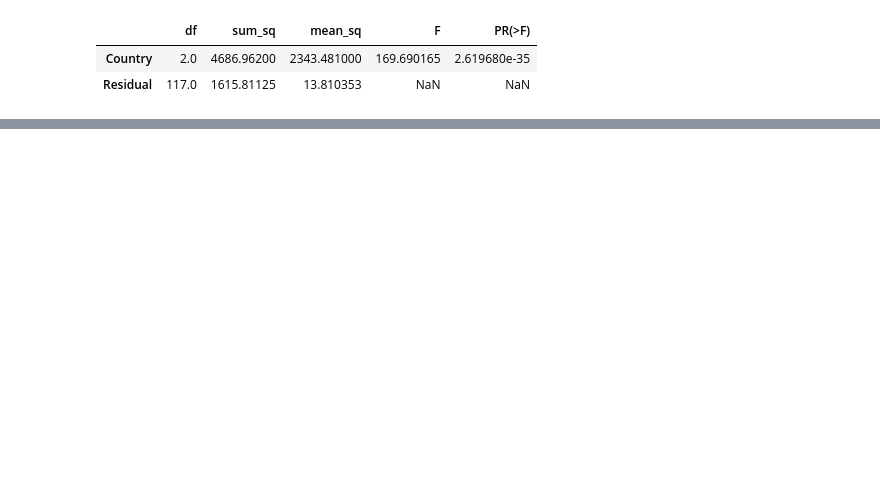
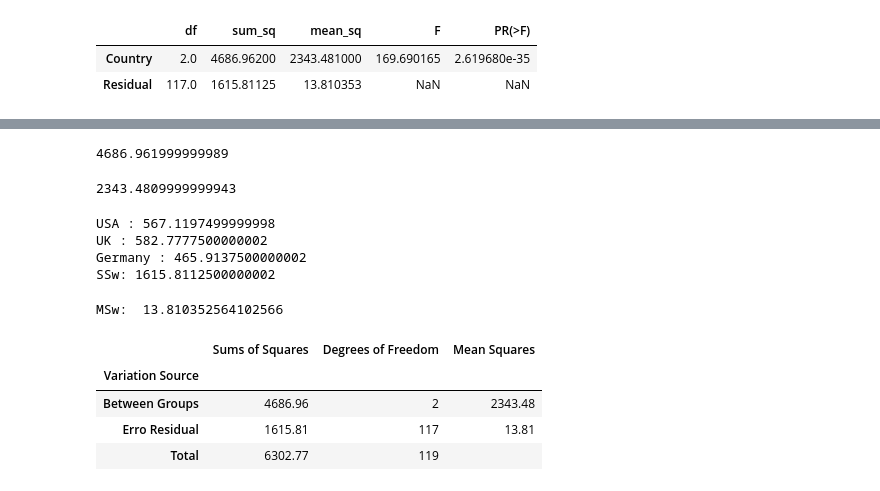
Before and after one commit to sezginisg/anova-example, a Jupyter notebook: Anova-Test-Example.ipynb, the cells around one changed output, grey strips where cells are left out. Cells and saved outputs as stored; diff of their text form; code cells hidden in the pictures; blank space fills up the shorter version.

```diff
--- a/Anova-Test-Example.ipynb
+++ b/Anova-Test-Example.ipynb
@@ -396,0 +384,59 @@ SSb
+# %%
+#Calculate overal mean
+overal_mean = sum(df_students.Results/len(df_students))
+
+#Calculate sums of squared mean differences for each observation in each group
+ssb = []
+for i in df_students.Country.unique():
+    group_mean = df_students[df_students.Country == i].Results.mean()
+    sqr_mean_diff = (group_mean-overal_mean)**2
+    sum_sqr = len(df_students[df_students.Country == i])*sqr_mean_diff
+    ssb.append(sum_sqr)
+#Sum of group variability of each group
+SSb = sum(ssb)
+print(SSb)
+# %% [output]
+4686.961999999989
+# %%
+#Calculate MSb (Explained Variance)
+k = len(df_students.Country.unique())
+MSb = SSb/(k-1)
+print(MSb)
+# %% [output]
+2343.4809999999943
+# %%
+#Calculate sum of the squared differences between the observations and its group variance for each group
+sum_sqr_diff = []
+for i in df_students.Country.unique():
+    group_mean = df_students[df_students.Country == i].Results.mean()
+    sum_sqr = sum(list(map(lambda x: (x-group_mean)**2, df_students[df_students.Country == i].Results)))
+    sum_sqr_diff.append(sum_sqr)
+    print(i,": "+str(sum_sqr))
+#Add them together
+SSw = sum(sum_sqr_diff)
+print("SSw: " + str(SSw))
+# %% [output]
+USA : 567.1197499999998
+UK : 582.7777500000002
+Germany : 465.9137500000002
+SSw: 1615.8112500000002
+# %%
+#Calculate MSw (Unexplained Variance)
+N = len(df_students)
+MSw = SSw/(N-k)
+print("MSw: ",MSw)
+# %% [output]
+MSw:  13.810352564102566
+# %%
+anova_table = pd.DataFrame({"Variation Source": ["Between Groups","Erro Residual","Total"],
+                            "Sums of Squares":[round(SSb,2),round(SSw,2),round(SSb+SSw,2)],
+                            "Degrees of Freedom":[k-1,N-k,N-1],
+                            "Mean Squares":[round(MSb,2),round(MSw,2),""]})
+anova_table.set_index("Variation Source",inplace=True)
+anova_table
+# %% [output]
+|  | Sums of Squares | Degrees of Freedom | Mean Squares |
+| Variation Source |  |  |  |
+| Between Groups | 4686.96 | 2 | 2343.48 |
+| Erro Residual | 1615.81 | 117 | 13.81 |
+| Total | 6302.77 | 119 |  |
```
Also changed, not shown: parts of 44 cells of this notebook.
